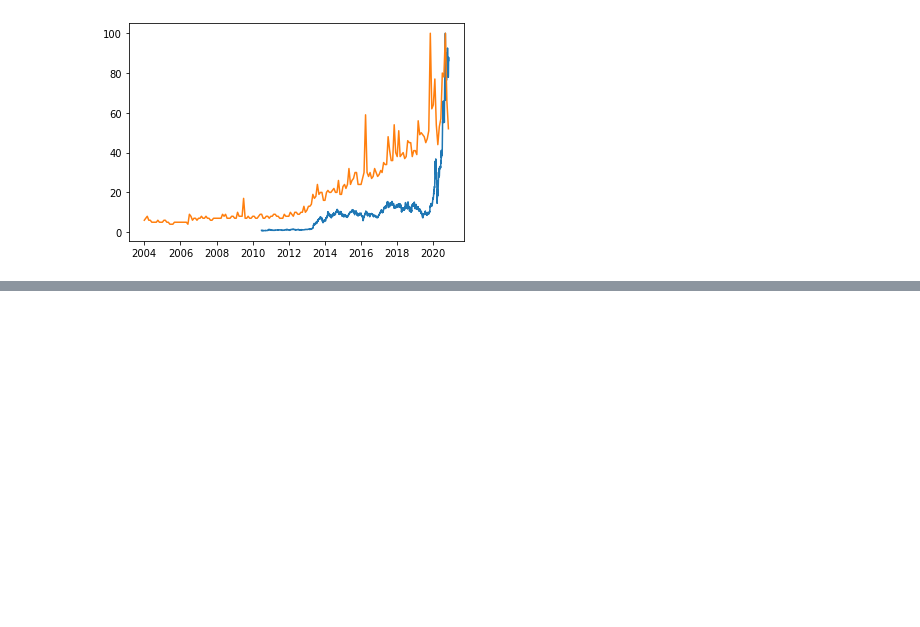
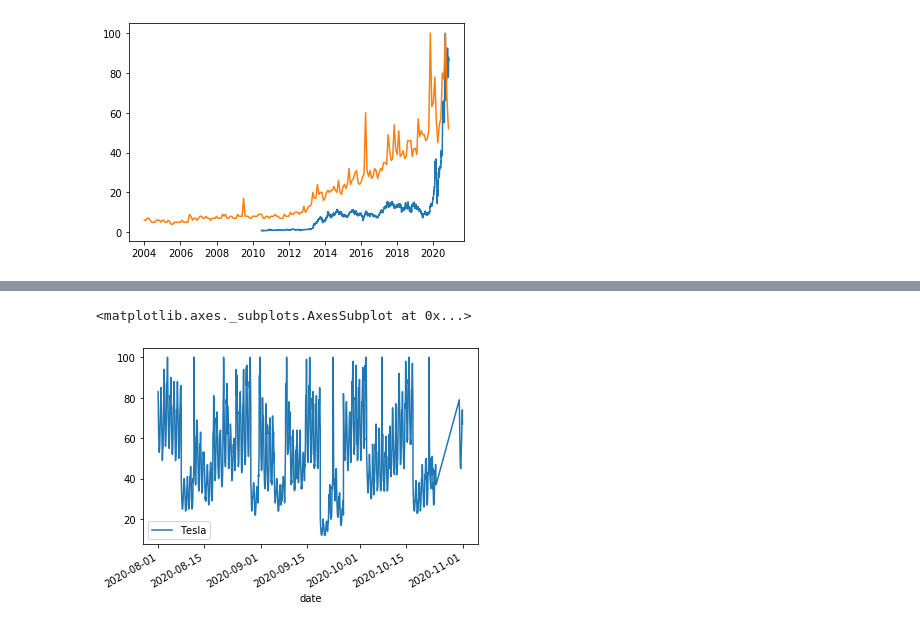
Before and after one commit to evilpegasus/google-trends-financial-modeling, a Jupyter notebook: clean_data.ipynb, the cells around one changed output, grey strips where cells are left out. Cells and saved outputs as stored; diff of their text form; code cells hidden in the pictures; blank space fills up the shorter version.

Commit message:
hourly data testing

```diff
--- a/clean_data.ipynb
+++ b/clean_data.ipynb
@@ -82,3 +66,6 @@ plt.plot(trend["Tesla"])
 # %% [output]
 [<matplotlib.lines.Line2D at 0x...>]
 [figure]
+# %%
+hourly_trend = pytrends.get_historical_interest(kw_list, year_start=2020, month_start=8, day_start=1, hour_start=0, year_end=2020, month_end=10, day_end=31, hour_end=23, cat=0, geo='', gprop='', sleep=0)
+hourly_trend
@@ -84,0 +88,5 @@ plt.plot(trend["Tesla"])
+# %%
+hourly_trend.plot()
+# %% [output]
+<matplotlib.axes._subplots.AxesSubplot at 0x...>
+[figure, added]
```
Also changed, not shown: parts of 3 cells of this notebook.
